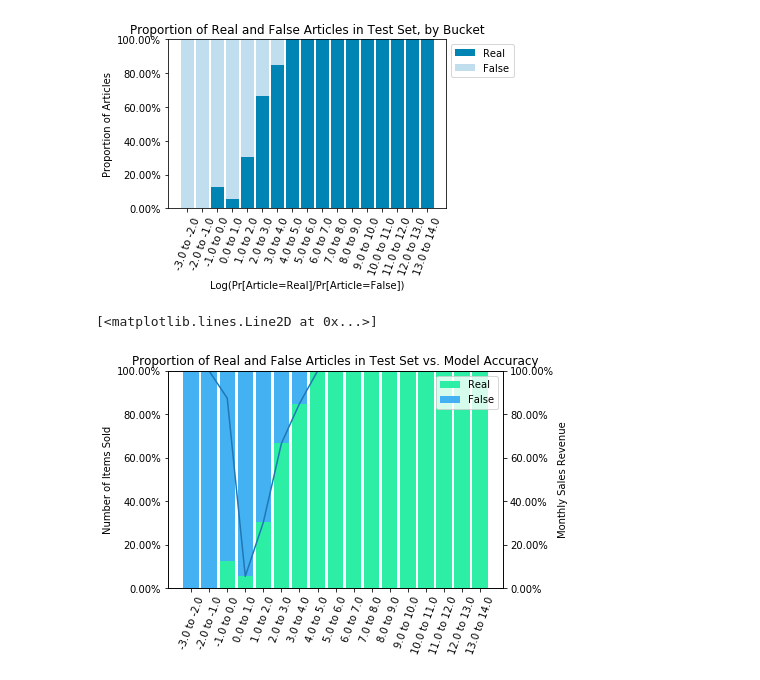
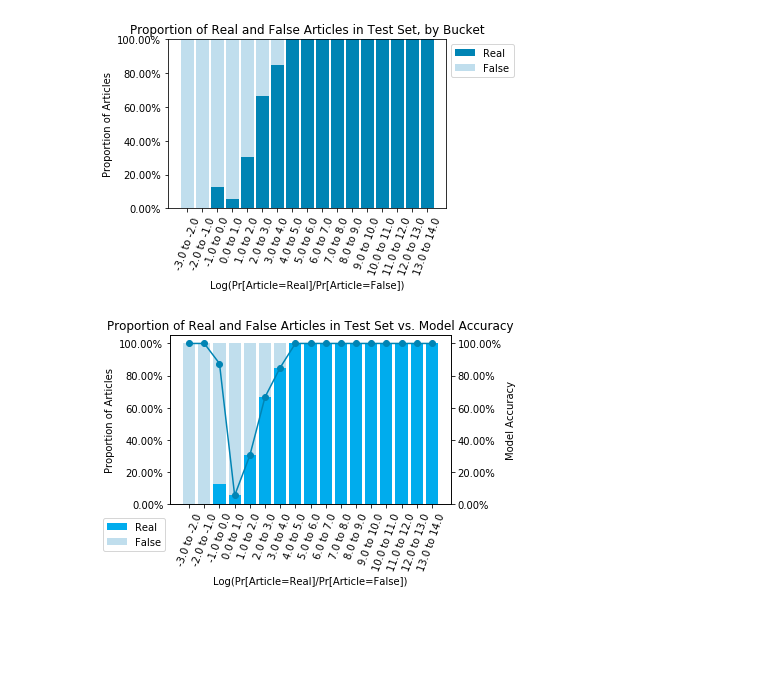
Before and after one commit to ornithomachina/ornithomachina, a Jupyter notebook: MultinomialNB_Classifier_V2.0.ipynb, the cells around one changed output. Saved outputs shown, nothing was run; the diff lists cells and outputs as text; code cells hidden in the pictures; blank space fills up the shorter version.

Commit message:
added various visualizations

```diff
--- a/MultinomialNB_Classifier_V2.0.ipynb
+++ b/MultinomialNB_Classifier_V2.0.ipynb
@@ -448,28 +464,40 @@ plt.show()
 # %%
 #combined chart
 fig, ax1 = plt.subplots()
 ax2 = ax1.twinx()
 
 
-bar_width = 0.85
-p1 = ax1.bar(x, y_prop_t, bar_width, color='#2deea5')
-p2 = ax1.bar(x, y_prop_f, bar_width, bottom=y_prop_t, color='#44b1f3')
+bar_width = 0.8
+p1 = ax1.bar(x, y_prop_t, bar_width, color='#00aced', align='center')
+p2 = ax1.bar(x, y_prop_f, bar_width, bottom=y_prop_t, color='#c0deed', align='center')
 
-plt.legend((p1[0], p2[0]), ('Real', 'False'), bbox_to_anchor=(1,1))
 ax2.set_xticklabels(x, fontdict=None, minor=False)
 plt.setp(ax1.xaxis.get_majorticklabels(), rotation=70)
 ax2.grid(b=False)
 ax1.grid(b=False)
 
 vals = ax1.get_yticks()
 ax2.set_yticklabels(['{:,.2%}'.format(x) for x in vals])
 ax1.set_yticklabels(['{:,.2%}'.format(x) for x in vals])
 
 ax2.set_title('Proportion of Real and False Articles in Test Set vs. Model Accuracy')
-ax2.set_ylabel('Monthly Sales Revenue')
-ax1.set_ylabel('Number of Items Sold')
+ax1.set_ylabel('Proportion of Articles')
+ax2.set_ylabel('Model Accuracy')
+ax1.set_xlabel('Log(Pr[Article=Real]/Pr[Article=False])')
 
-ax1.plot(x, y)
+
+#ax2.set_xmargin(0.1)
+#ax1.set_xmargin(0.1)
+
+ax1.set_ylim(top=1.05)
+ax2.set_ylim(top=1.05)
+
+plt.tight_layout()
+
+ax2.plot(x, y, color='#0084b4', marker='o')
+
+ax1.legend((p1[0], p2[0]), ('Real', 'False'), bbox_to_anchor=(0,-0.05))
+
+plt.savefig('combined_chart.jpg', dpi=1200)
 # %% [output]
-[<matplotlib.lines.Line2D at 0x...>]
-[figure, old version]
+[figure, new version]
```
Also changed, not shown: parts of 4 cells of this notebook, 3 other files.
